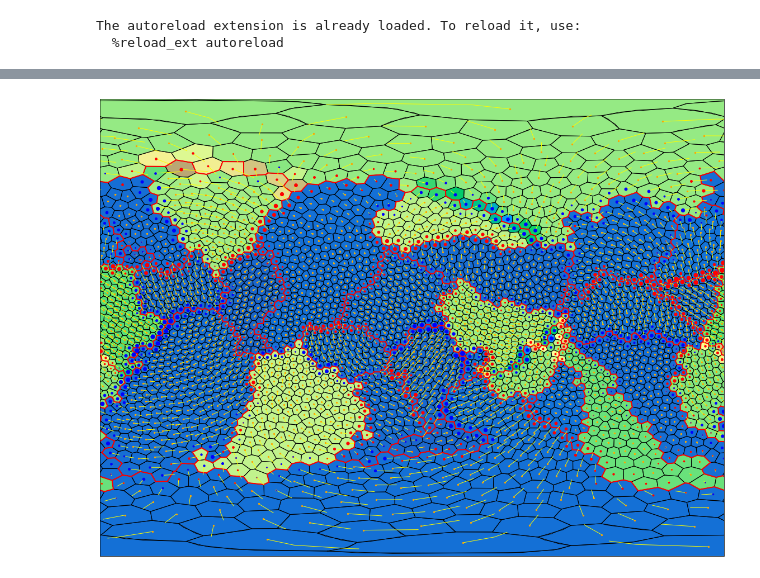
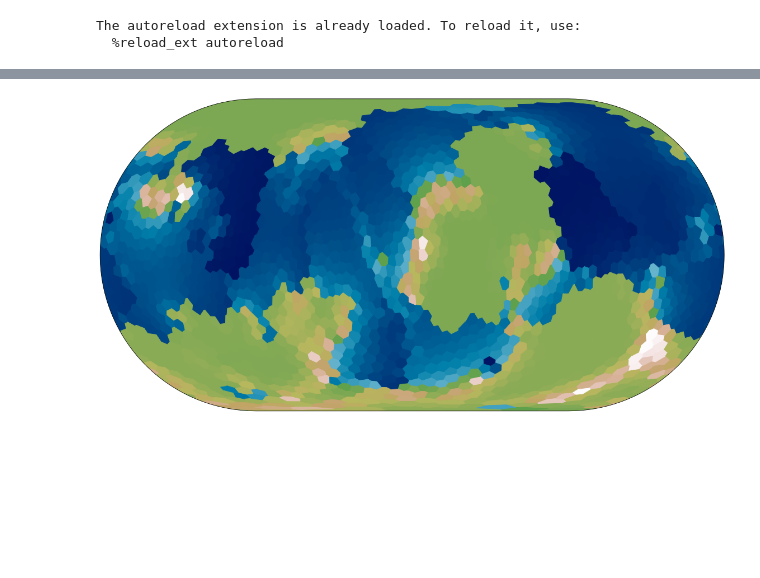
Before and after one commit to damienBloch/proceduralPlanet, a Jupyter notebook: Untitled.ipynb, the cells around one changed output, grey strips where cells are left out. Cells and saved outputs as stored; diff of their text form; code cells hidden in the pictures; blank space fills up the shorter version.

Commit message:
add temperature .

```diff
--- a/Untitled.ipynb
+++ b/Untitled.ipynb
@@ -79,4 +107,5 @@ class Planet:
 # %%
-planet=Planet(PlanetParameters(radius=6400))
+planet=Planet(PlanetParameters(radius=6400,starTemperature=5778,starRadius=1,starDistance=0.9))
 planet.generateTiling(5000)
 planet.generatePlates(30)
+planet.computeHeight()
@@ -132,3 +156,34 @@ for plate in planet.plates:
+# %%
+class Illumination():
+    def __init__(self,day=1,year=365,inclination=0):
+        self.dayFreq=2*np.pi/day
+        self.yearFreq=2*np.pi/year
+        self.inclination=inclination
+    def light(self,lon,lat,t):
+        lat2d,t2d=np.meshgrid(lat,t,indexing="ij")
+        lon2d,t2d=np.meshgrid(lon,t,indexing="ij")
+        normal=np.array([np.cos(lat2d)*np.cos(lon2d),np.cos(lat2d)*np.sin(lon2d),np.sin(lat2d)])
+        u=np.array([-np.cos(self.yearFreq*t2d)*np.cos(self.dayFreq*t2d)-np.sin(self.yearFreq*t2d)*np.sin(self.dayFreq*t2d)*np.cos(self.inclination),
+            +np.cos(self.yearFreq*t2d)*np.sin(self.dayFreq*t2d)-np.sin(self.yearFreq*t2d)*np.cos(self.dayFreq*t2d)*np.cos(self.inclination),
+            -np.sin(self.yearFreq*t2d)*np.sin(self.inclination)])
+        lightMap=-(u[0]*normal[0]+u[1]*normal[1]+u[2]*normal[2])
+        lightMap=np.maximum(0,lightMap)
+        return lightMap
+lat,long=Projection().toLatLong(np.array([p for _,p in planet.centers.nodes.data("center")]),"deg")
+
+time=np.arange(0,365,0.1)#np.array([0,1e-3])+365/4*3+.1
+light=Illumination(year=365,inclination=24/180*np.pi).light(long/180*np.pi,lat/180*np.pi,time)
+light=np.trapz(light,time,axis=-1)/(time[-1]-time[0])
+for i,l in enumerate(light):
+    planet.centers.nodes[i]["illumination"]=l
+for k,e in planet.centers.nodes.data("elevation"):
+    if e<0:
+        planet.centers.nodes[k]["albedo"]=0.15
+    else:
+        planet.centers.nodes[k]["albedo"]=0.2
+for k,ill in planet.centers.nodes.data("illumination"):
+    Ts=(ill*(1-planet.centers.nodes[k]["albedo"]))**(1/4)*planet.parameters.starTemperature*np.sqrt(planet.parameters.starRadius*696340e3/planet.parameters.starDistance/149597870e3)
+    planet.centers.nodes[k]["temperature"]=Ts
 # %%
 @njit
 def toLatLong(r,ex,ey,ez):
@@ -158,20 +232,20 @@ class Projection:
 # %%
 plt.figure(figsize=(20,20))
 plt.subplot(121)
-ax = plt.axes(projection=ccrs.Miller())
+ax = plt.axes(projection=ccrs.EckertIV())
 
 
 #ax.gridlines()
 ax.set_global()
 
-planet.plotTiles(ax)
-planet.plotPlates(ax)
-planet.plotPlatesSpeed(ax)
-planet.plotPressure(ax)
+planet.plotTiles(ax,contour=False)
+#planet.plotPlates(ax)
+#planet.plotPlatesSpeed(ax)
+#planet.plotPressure(ax)
 plt.savefig("plates.pdf")
 plt.show()
 # %% [output]
-[figure, old version]
+[figure, new version]
 # %%
 plt.figure(figsize=(15,15))
 ax = plt.axes(projection=ccrs.NearsidePerspective(central_longitude=0))
```
Also changed, not shown: parts of 15 cells of this notebook, 3 other files.
